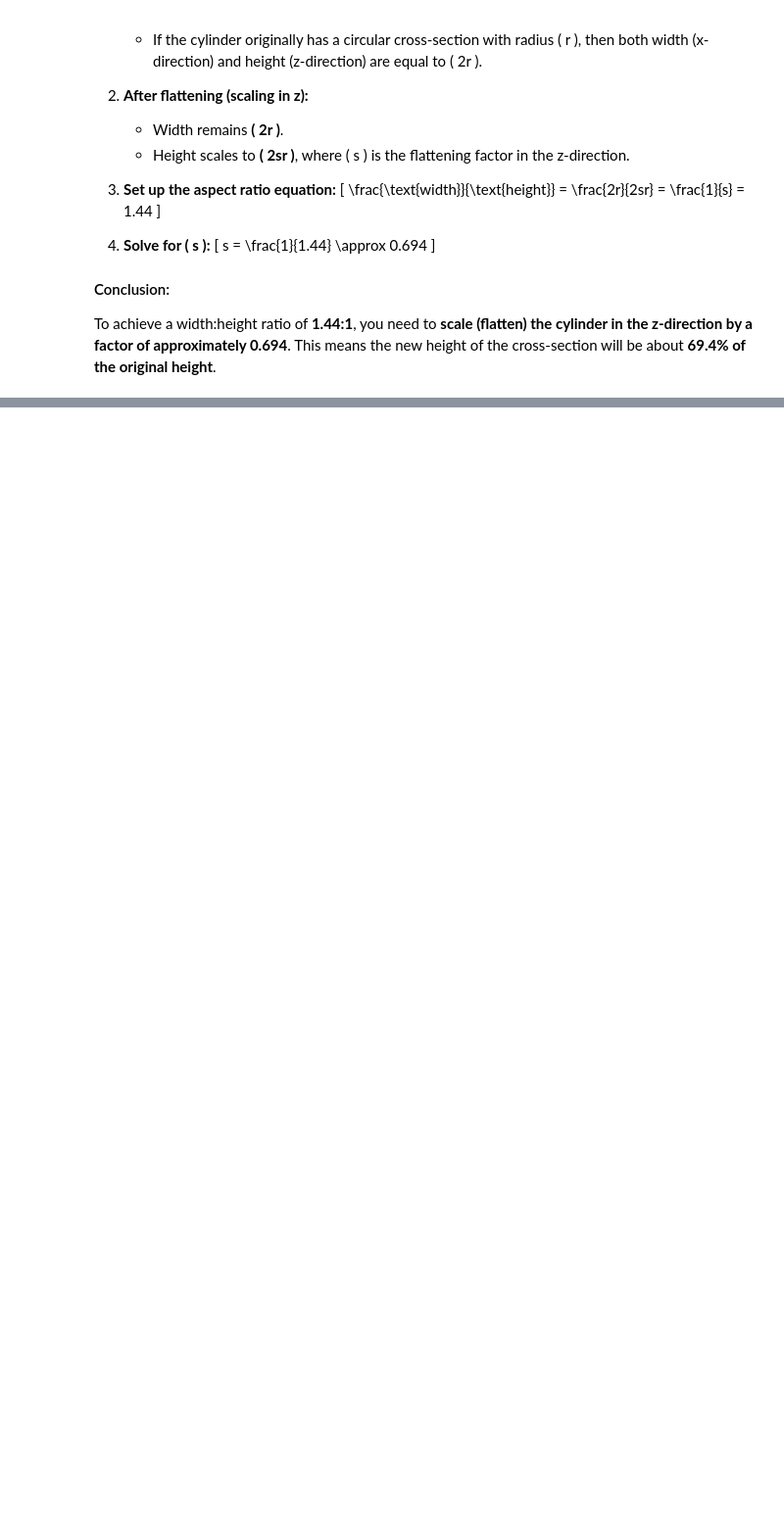
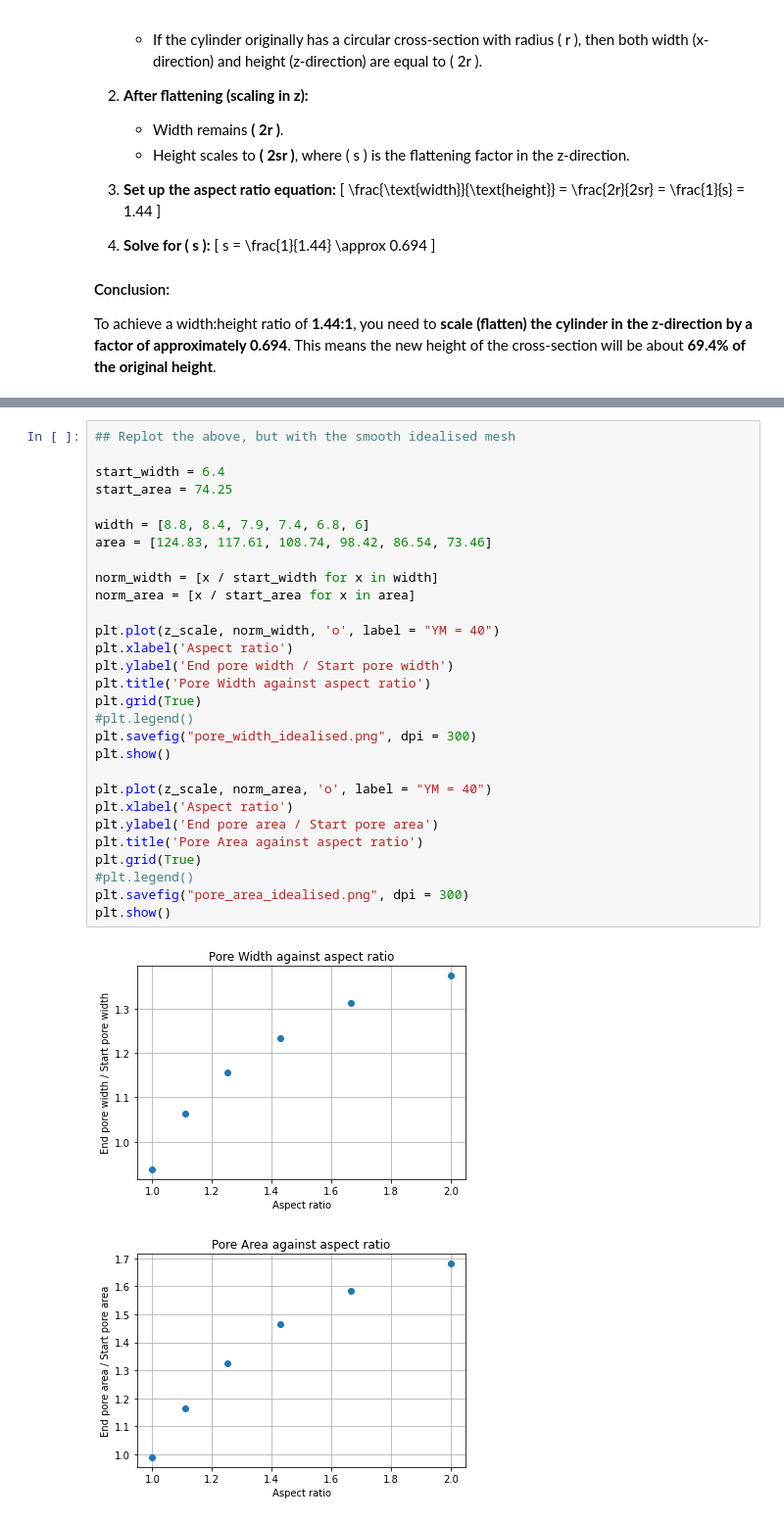
Before and after one commit to mtomtom/onion-stomatal-geometry, a Jupyter notebook: output/results.ipynb, the cells around one changed output, grey strips where cells are left out. Shown at 98% size. Cells and saved outputs as stored; diff of their text form; blank space fills up the shorter version.

```diff
--- a/output/results.ipynb
+++ b/output/results.ipynb
@@ -332,0 +426,32 @@ data
+# %%
+## Replot the above, but with the smooth idealised mesh
+
+start_width = 6.4
+start_area = 74.25
+
+width = [8.8, 8.4, 7.9, 7.4, 6.8, 6]
+area = [124.83, 117.61, 108.74, 98.42, 86.54, 73.46]
+
+norm_width = [x / start_width for x in width]
+norm_area = [x / start_area for x in area]
+
+plt.plot(z_scale, norm_width, 'o', label = "YM = 40")
+plt.xlabel('Aspect ratio')
+plt.ylabel('End pore width / Start pore width')
+plt.title('Pore Width against aspect ratio')
+plt.grid(True)
+#plt.legend()
+plt.savefig("pore_width_idealised.png", dpi = 300)
+plt.show()
+
+plt.plot(z_scale, norm_area, 'o', label = "YM = 40")
+plt.xlabel('Aspect ratio')
+plt.ylabel('End pore area / Start pore area')
+plt.title('Pore Area against aspect ratio')
+plt.grid(True)
+#plt.legend()
+plt.savefig("pore_area_idealised.png", dpi = 300)
+plt.show()
+# %% [output]
+[figure, added]
+[figure, added]
```
Also changed, not shown: parts of 9 cells of this notebook, 29 other files.
